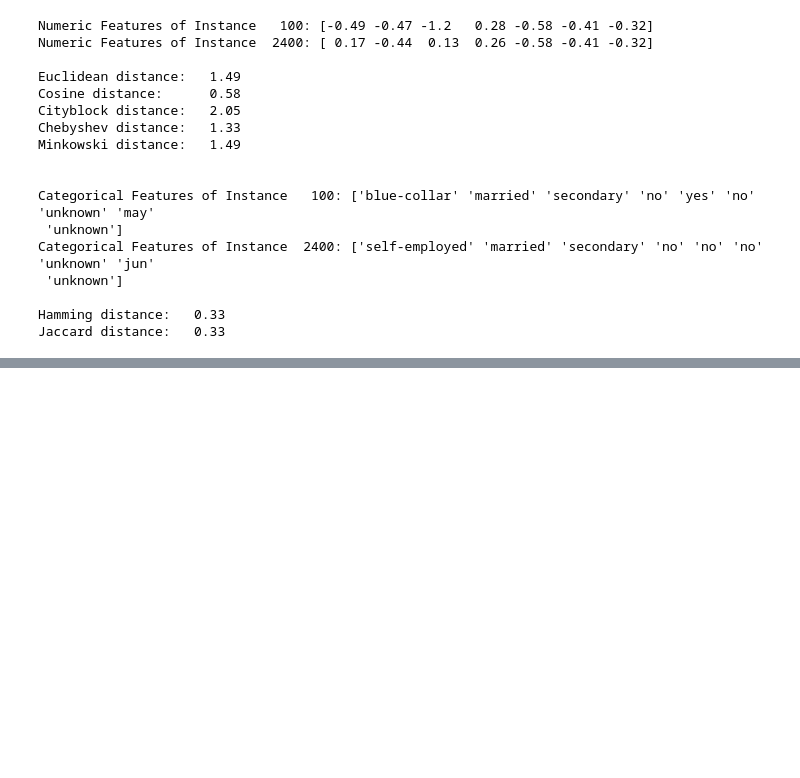
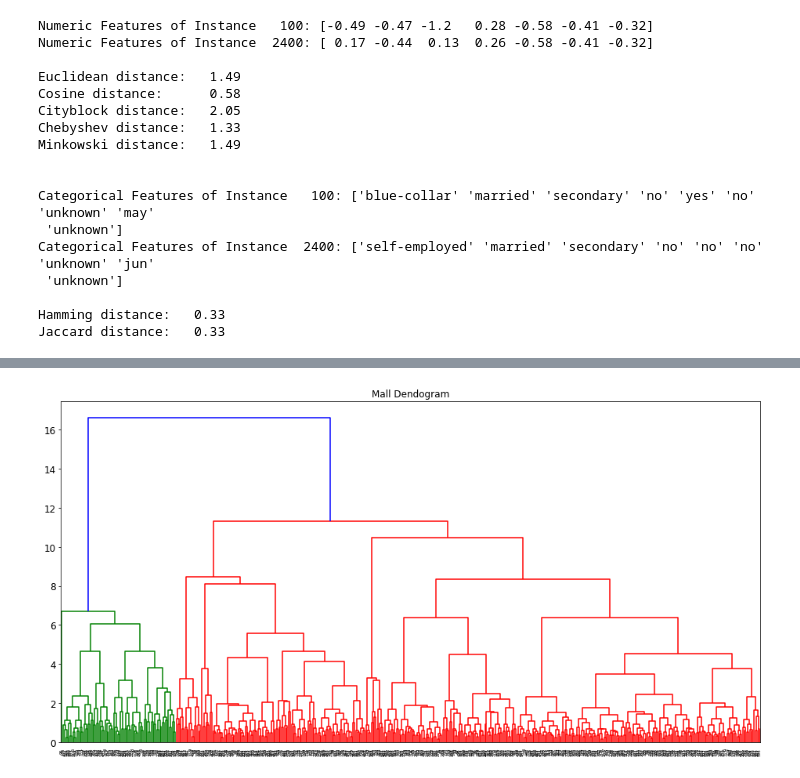
Before and after one commit to stepthom/sandbox, a Jupyter notebook: slides_distance_metrics.ipynb, the cells around one changed output, grey strips where cells are left out. Saved outputs shown, nothing was run; the diff lists cells and outputs as text; code cells hidden in the pictures; blank space fills up the shorter version.

```diff
--- a/slides_distance_metrics.ipynb
+++ b/slides_distance_metrics.ipynb
@@ -586,15 +577,20 @@ def custom_dist(x1, x2):
     return dist
 # %%
+np.set_printoptions(precision=4)
+
+cat_cols = [type(x)==str for x in X_new[1,:]]
+num_cols = [not x for x in cat_cols]
+
 # We expect these to be pretty close
-custom_dist(X_new[4,:], X_new[4,:])
-custom_dist(X_new[4,:], X_new[982,:])
-custom_dist(X_new[4,:], X_new[1392,:])
-custom_dist(X_new[4,:], X_new[26,:])
+custom_dist(X_new[4,:], X_new[4,:], cat_cols, num_cols)
+custom_dist(X_new[4,:], X_new[982,:], cat_cols, num_cols)
+custom_dist(X_new[4,:], X_new[1392,:], cat_cols, num_cols)
+custom_dist(X_new[4,:], X_new[26,:], cat_cols, num_cols)
 
 
 # We expect these to be pretty far
-custom_dist(X_new[4,:], X_new[3700,:])
-custom_dist(X_new[4,:], X_new[2504,:])
-custom_dist(X_new[4,:], X_new[4397,:])
-custom_dist(X_new[4,:], X_new[3426,:])
+custom_dist(X_new[4,:], X_new[3700,:], cat_cols, num_cols)
+custom_dist(X_new[4,:], X_new[2504,:], cat_cols, num_cols)
+custom_dist(X_new[4,:], X_new[4397,:], cat_cols, num_cols)
+custom_dist(X_new[4,:], X_new[3426,:], cat_cols, num_cols)
 # %% [output]
@@ -673,0 +605,9 @@ custom_dist(X_new[4,:], X_new[3426,:])
+# %%
+from scipy.spatial.distance import pdist
+
+# Warning: pdist is kind of slow
+Y = pdist(X_new[1:500,:], custom_dist, cat_cols=cat_cols, num_cols=num_cols)
+# %%
+import scipy.cluster
+
+aggl = scipy.cluster.hierarchy.linkage(Y, method='ward')
@@ -673,0 +624,8 @@ custom_dist(X_new[4,:], X_new[3426,:])
+# %%
+# Plot the dendogram 0 this time with better labels
+plt.figure(figsize=(16, 8));
+plt.grid(False)
+plt.title("Mall Dendogram");
+dend = scipy.cluster.hierarchy.dendrogram(aggl);
+# %% [output]
+[figure, added]
```
Also changed, not shown: parts of 14 cells of this notebook, 3 other files.
